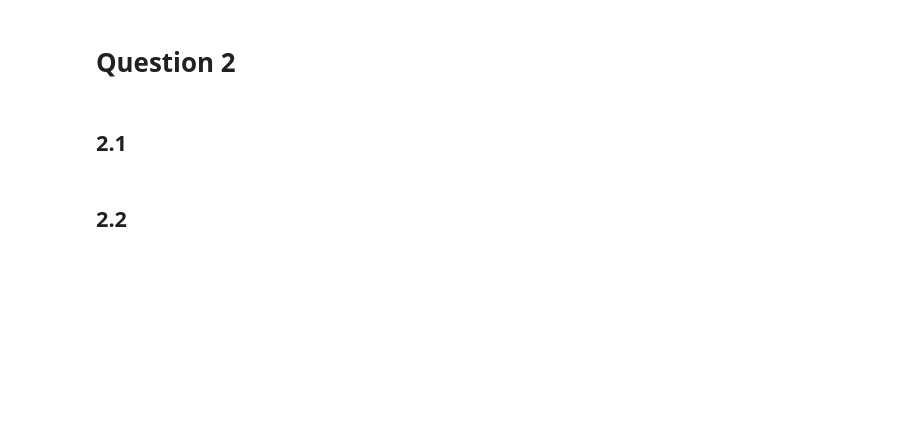
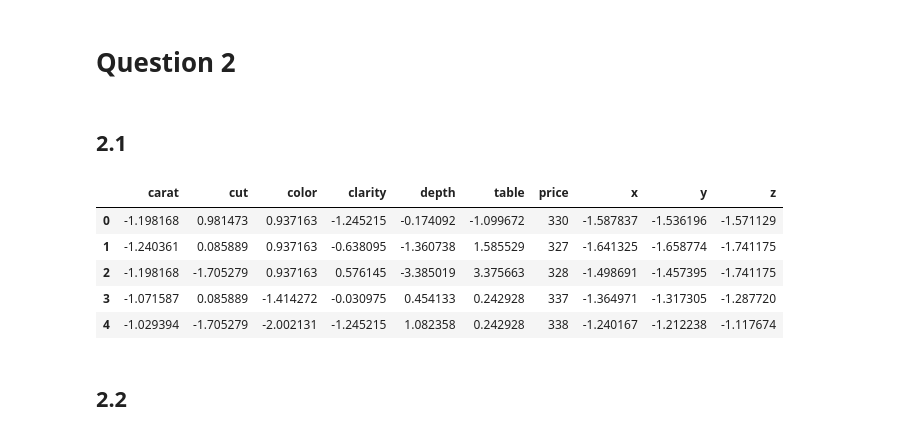
Before and after one commit to thewrigman/Diamond-characteristics-ece219, a Jupyter notebook: src/scratch.ipynb, the cells around one changed output. Drawn from its saved outputs; the diff is of its cells as text; code cells hidden in the pictures; blank space fills up the shorter version.

```diff
--- a/src/scratch.ipynb
+++ b/src/scratch.ipynb
@@ -101,6 +116,15 @@ from sklearn.preprocessing import StandardScaler
 # %%
 scaler = StandardScaler()
 standardizedDF = pd.DataFrame(scaler.fit_transform(diamondsDF),columns=diamondsDF.columns)
+standardizedDF['price']= diamondsDF['price']
+standardizedDF.head()
+# %% [output]
+|  | carat | cut | color | clarity | depth | table | price | x | y | z |
+| 0 | -1.198168 | 0.981473 | 0.937163 | -1.245215 | -0.174092 | -1.099672 | 330 | -1.587837 | -1.536196 | -1.571129 |
+| 1 | -1.240361 | 0.085889 | 0.937163 | -0.638095 | -1.360738 | 1.585529 | 327 | -1.641325 | -1.658774 | -1.741175 |
+| 2 | -1.198168 | -1.705279 | 0.937163 | 0.576145 | -3.385019 | 3.375663 | 328 | -1.498691 | -1.457395 | -1.741175 |
+| 3 | -1.071587 | 0.085889 | -1.414272 | -0.030975 | 0.454133 | 0.242928 | 337 | -1.364971 | -1.317305 | -1.287720 |
+| 4 | -1.029394 | -1.705279 | -2.002131 | -1.245215 | 1.082358 | 0.242928 | 338 | -1.240167 | -1.212238 | -1.117674 |
 # %% [markdown]
 ## 2.2
 # %%
```
Also changed, not shown: parts of 6 cells of this notebook.
